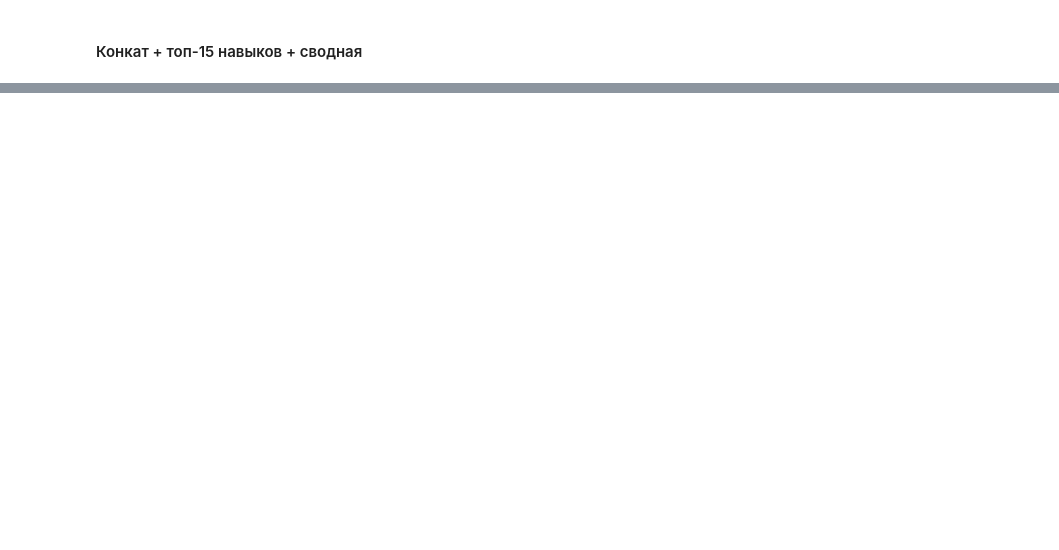
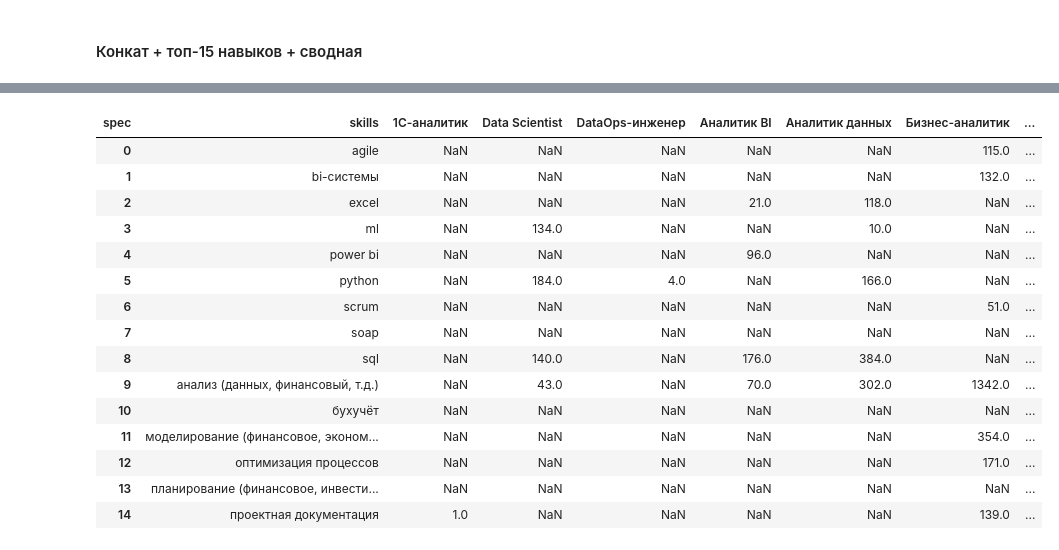
Before and after one commit to catprokhorova/hh_API_new, a Jupyter notebook: analysis.ipynb, the cells around one changed output, grey strips where cells are left out. Saved outputs shown, nothing was run; the diff lists cells and outputs as text; code cells hidden in the pictures; blank space fills up the shorter version.

```diff
--- a/analysis.ipynb
+++ b/analysis.ipynb
@@ -301,4 +615,23 @@ df = pd.pivot_table(
     values='id',
     aggfunc='count'
 ).reset_index()
+# %%
+df
+# %% [output]
+| spec | skills | 1С-аналитик | Data Scientist | DataOps-инженер | Аналитик BI | Аналитик данных | Бизнес-аналитик | ... |
+| 0 | agile | NaN | NaN | NaN | NaN | NaN | 115.0 | ... |
+| 1 | bi-системы | NaN | NaN | NaN | NaN | NaN | 132.0 | ... |
+| 2 | excel | NaN | NaN | NaN | 21.0 | 118.0 | NaN | ... |
+| 3 | ml | NaN | 134.0 | NaN | NaN | 10.0 | NaN | ... |
+| 4 | power bi | NaN | NaN | NaN | 96.0 | NaN | NaN | ... |
+| 5 | python | NaN | 184.0 | 4.0 | NaN | 166.0 | NaN | ... |
+| 6 | scrum | NaN | NaN | NaN | NaN | NaN | 51.0 | ... |
+| 7 | soap | NaN | NaN | NaN | NaN | NaN | NaN | ... |
+| 8 | sql | NaN | 140.0 | NaN | 176.0 | 384.0 | NaN | ... |
+| 9 | анализ (данных, финансовый, т.д.) | NaN | 43.0 | NaN | 70.0 | 302.0 | 1342.0 | ... |
+| 10 | бухучёт | NaN | NaN | NaN | NaN | NaN | NaN | ... |
+| 11 | моделирование (финансовое, эконом... | NaN | NaN | NaN | NaN | NaN | 354.0 | ... |
+| 12 | оптимизация процессов | NaN | NaN | NaN | NaN | NaN | 171.0 | ... |
+| 13 | планирование (финансовое, инвести... | NaN | NaN | NaN | NaN | NaN | NaN | ... |
+| 14 | проектная документация | 1.0 | NaN | NaN | NaN | NaN | 139.0 | ... |
 # %%
```
Also changed, not shown: parts of 34 cells of this notebook, 5 other files.
